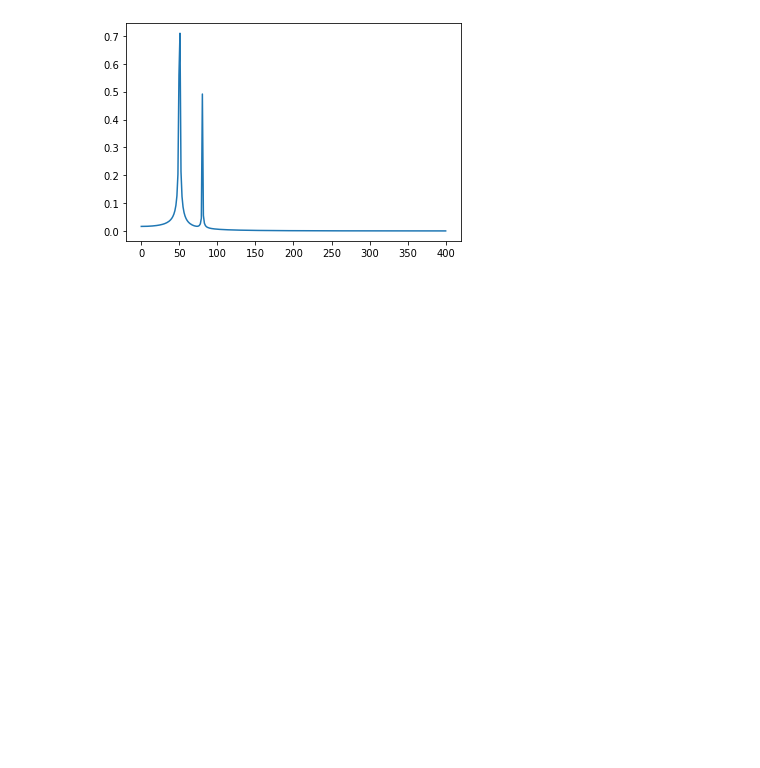
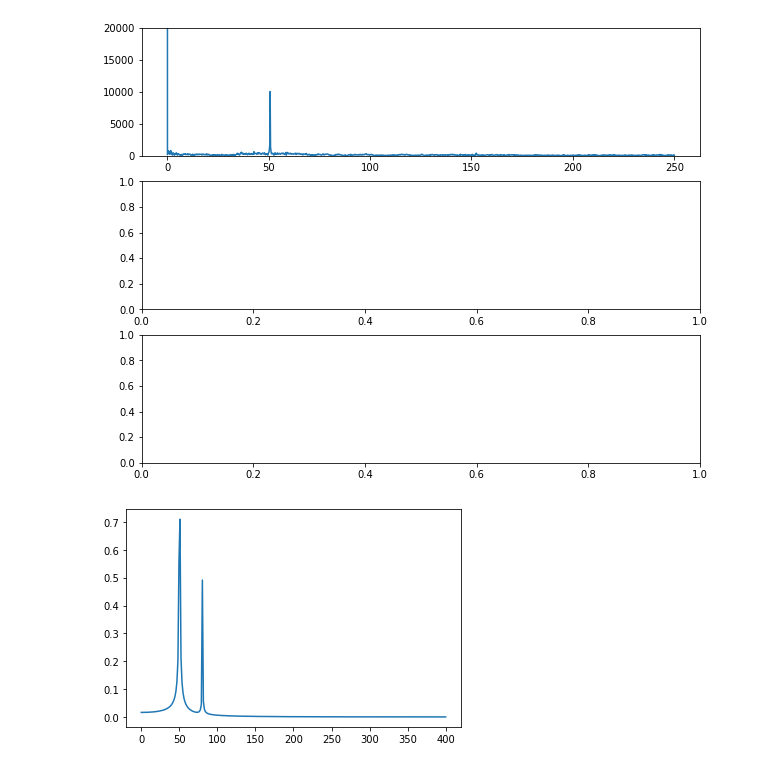
Before and after one commit to aa2082/i14_emg, a Jupyter notebook: Untitled.ipynb, the cells around one changed output. Cells and saved outputs as stored; diff of their text form; code cells hidden in the pictures; blank space fills up the shorter version.

```diff
--- a/Untitled.ipynb
+++ b/Untitled.ipynb
@@ -48,8 +47,18 @@ plot(rms_data_convolved)
 [interactive output not drawn]
 # %%
 #1 rectify
+#calculate the equivalent frequency of this bin: freq = i_max * Fs / N, here Fs = sample rate (Hz) and N = no of points in FFT.
 
 
-fft = np.fft.fft(ref)
-plot(fft.real,'freq','amp')
+import matplotlib.pyplot as plt
+ps = ["A","B","C"]
+xs = np.arange(int(len(fft.real)/2),len(fft.real),1)
+fig, axs = plt.subplots(3, 1,figsize=(10,8))
+for a in range(0,1):
+    p = ps[a]
+    ref = load('Person_C/computer_ref_1.csv')
+    fft = np.fft.rfft(ref)
+    x = np.arange(0,1251,1)*0.2
+    axs[a].plot(x,np.abs(fft))
+    axs[a].set_ylim([0, 20000])
 # %% [output]
@@ -57,3 +65,4 @@ plot(fft.real,'freq','amp')
+[figure, added]
 # %%
 import matplotlib.pyplot as plt
 import scipy.fftpack
```
Also changed, not shown: parts of 2 cells of this notebook, 1 other file.
